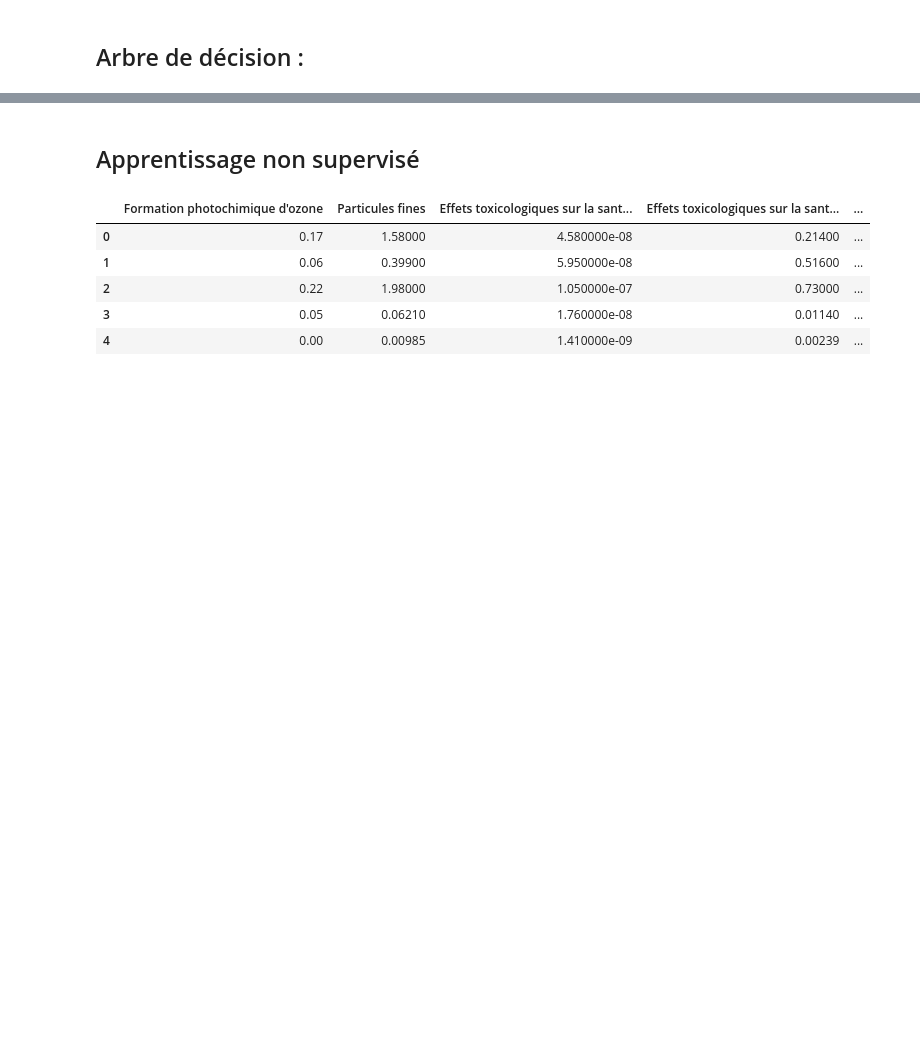
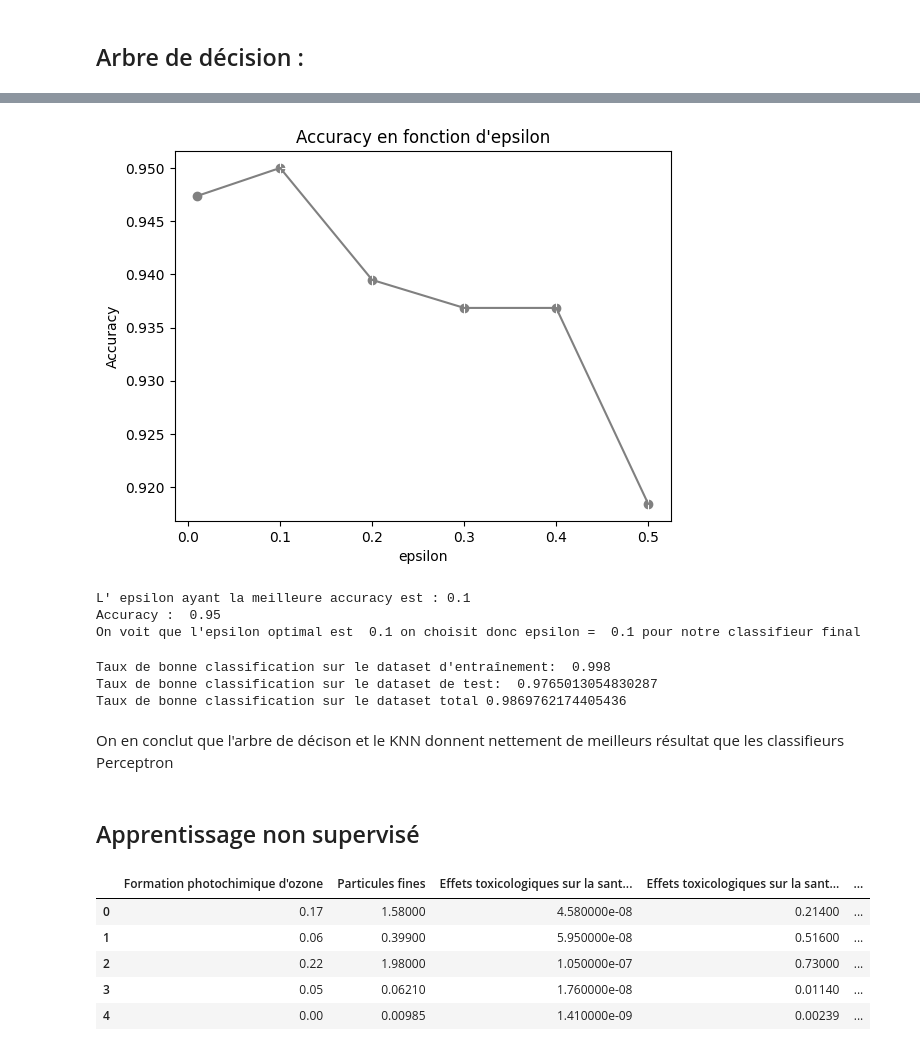
Before and after one commit to Lolikyu/Projet-DataScience, a Jupyter notebook: projet/notebook.ipynb, the cells around one changed output, grey strips where cells are left out. Cells and saved outputs as stored; diff of their text form; code cells hidden in the pictures; blank space fills up the shorter version.

```diff
--- a/projet/notebook.ipynb
+++ b/projet/notebook.ipynb
@@ -483,10 +439,20 @@ Init perceptron: w=  [ 0.00032229 -0.00076305 -0.00087107  0.00047136 -0.0006178
 ## Arbre de décision :
 # %%
 noms = [nom for nom in data_synthese.columns if nom not in ["Changement climatique","Label", "Code AGB", "Code CIQUAL", "Groupe d'aliment", "Sous-groupe d'aliment", "Nom du Produit en Français", "LCI Name", "code saison", "code avion", "Matériau d'emballage", "Préparation", "DQR", "Livraison"]]
-arbre = cl.ClassifierArbreNumerique(len(noms), 0.0, noms)
+len_noms = len(noms)
+dict_accuracy_A = {}
+list_epsilon = [0.01, 0.1, 0.2, 0.3, 0.4, 0.5]
+for epsilon in list_epsilon:
+    perfArbreNumerique = []
+    #Crossvalidation de 10 :
+    index = np.random.permutation(len(valid_desc)) # mélange des index
+    Xm = valid_desc[index]
+    Ym = valid_label[index]
+    for i in range(10):
+        Xapp, Yapp, Xtest, Ytest = ev.crossval_strat(Xm, Ym, 10, i)
+        ArbreNumerique = cl.ClassifierArbreNumerique(len_noms, epsilon, noms) #(taille liste, epsilon, liste_noms)
+        ArbreNumerique.train(Xapp, Yapp)
+        perfArbreNumerique.append(ArbreNumerique.accuracy(Xtest, Ytest))
 
-arbre.train(train_desc, train_label)
-graph = gv.Digraph(format='png')
-arbre.affiche(graph)
-
-graph
+        #on stocke les résultats dans la liste associée
+        dict_accuracy_A[epsilon] = ev.analyse_perfs(perfArbreNumerique)[0]
@@ -495,3 +459,39 @@ graph
+# %%
+#tracé de la variation de l'accuracy en fonction de epsilon
+plt.plot(list(dict_accuracy_A.keys()), list(dict_accuracy_A.values()), color = "gray")
+plt.scatter(list(dict_accuracy_A.keys()), list(dict_accuracy_A.values()), color = "gray")
+plt.xlabel("epsilon")
+plt.ylabel("Accuracy")
+plt.title("Accuracy en fonction d'epsilon")
+plt.grid(color = "white")
+plt.xticks(np.arange(0, 0.6, 0.1))
+plt.show()
+
+best_epsilon_arbre = ut.key_of_max(dict_accuracy_A)
+print("L' epsilon ayant la meilleure accuracy est :", best_epsilon_arbre)
+print("Accuracy : ", dict_accuracy_A[best_epsilon_arbre])
+print("On voit que l'epsilon optimal est ", best_epsilon_arbre, "on choisit donc epsilon = ", best_epsilon_arbre, "pour notre classifieur final")
+# %% [output]
+[figure, added]
+L' epsilon ayant la meilleure accuracy est : 0.1
+Accuracy :  0.95
+On voit que l'epsilon optimal est  0.1 on choisit donc epsilon =  0.1 pour notre classifieur final
+# %%
+arbre = cl.ClassifierArbreNumerique(len(noms), best_epsilon_arbre, noms)
+arbre.train(train_desc, train_label)
+graph = gv.Digraph(format='png')
+arbre.affiche(graph)
+graph
+
+print("Taux de bonne classification sur le dataset d'entraînement: ", arbre.accuracy(train_desc, train_label))
+print("Taux de bonne classification sur le dataset de test: ", arbre.accuracy(test_desc, test_label))
+print("Taux de bonne classification sur le dataset total", arbre.accuracy(desc_set, label_set))
+# %% [output]
+Taux de bonne classification sur le dataset d'entraînement:  0.998
+Taux de bonne classification sur le dataset de test:  0.9765013054830287
+Taux de bonne classification sur le dataset total 0.9869762174405436
+# %% [markdown]
+On en conclut que l'arbre de décison et le KNN donnent nettement de meilleurs résultat que les classifieurs Perceptron
 # %% [markdown]
 ## Apprentissage non supervisé
 # %%
```
Also changed, not shown: parts of 8 cells of this notebook.
